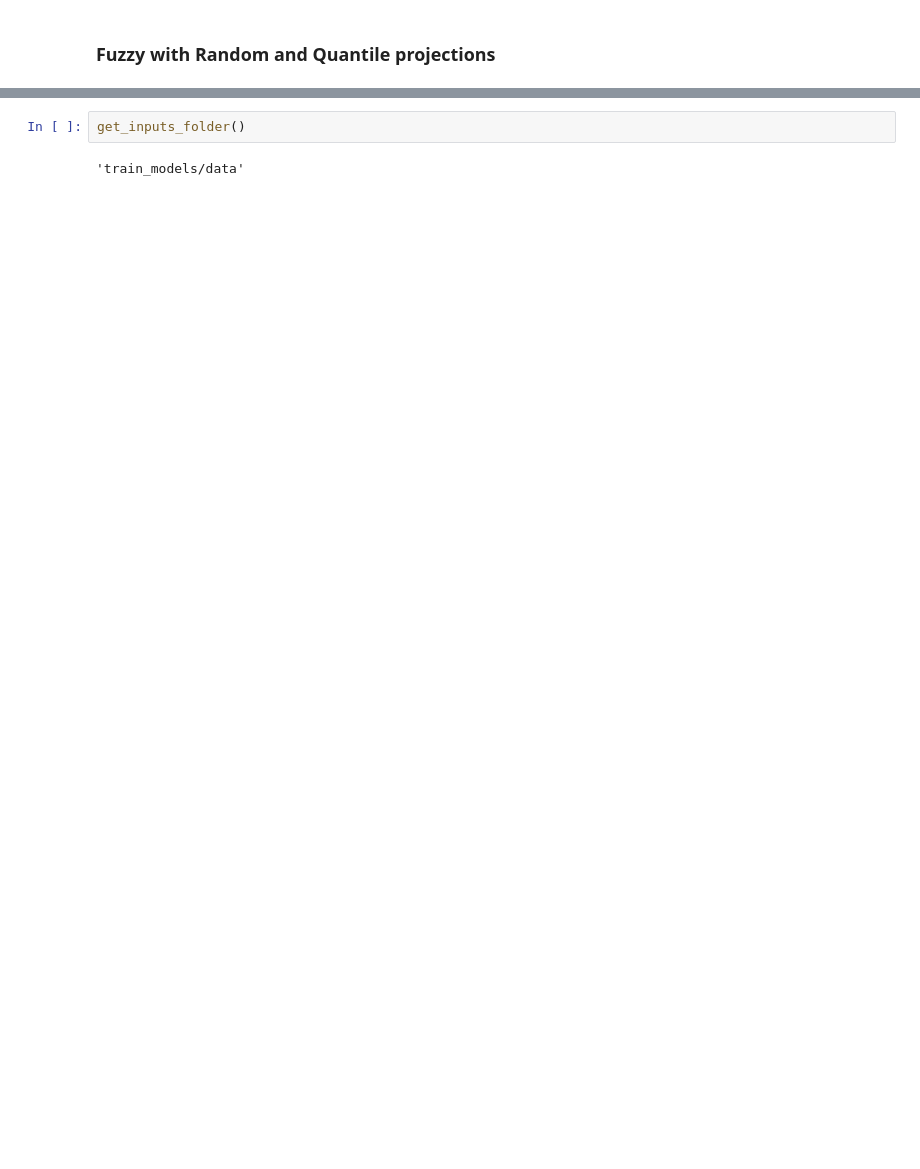
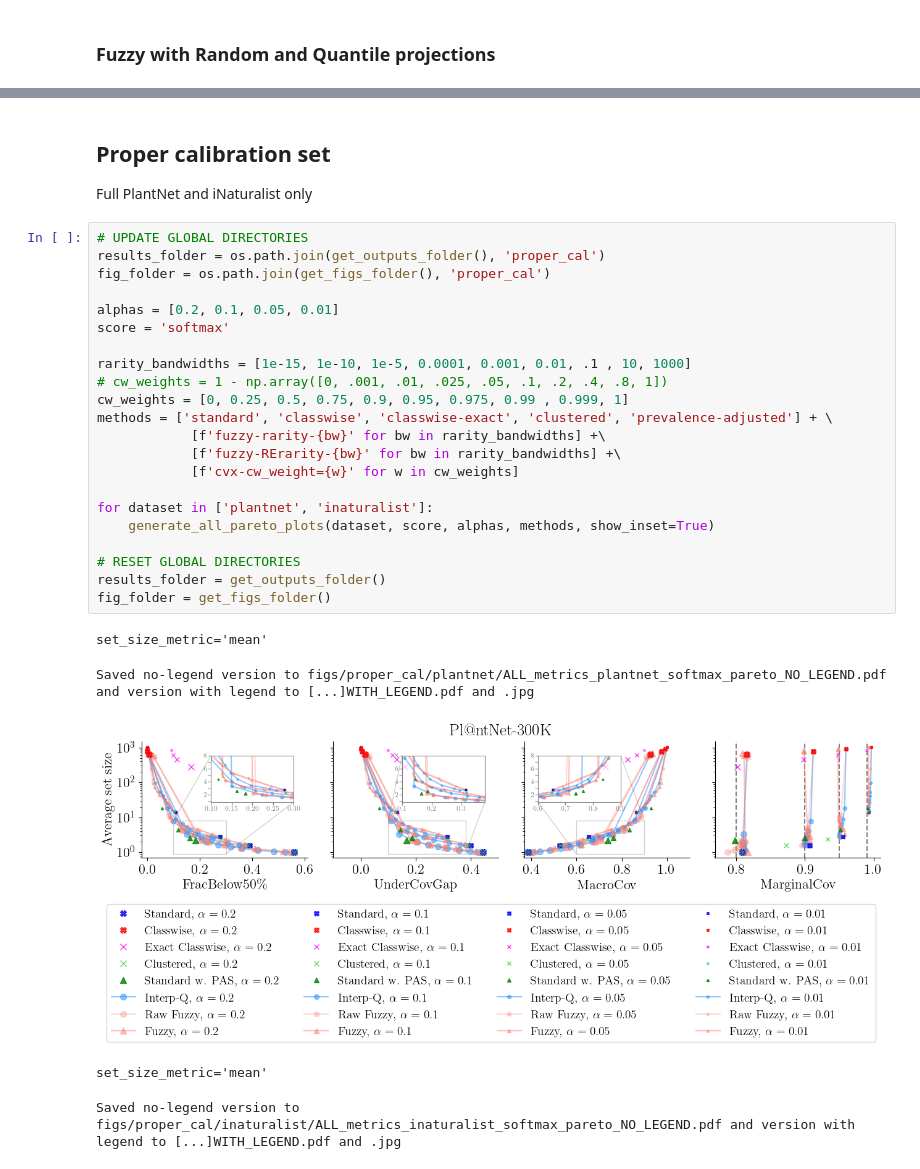
Before and after one commit to tiffanyding/long-tail-conformal, a Jupyter notebook: notebooks/pareto_plots.ipynb, the cells around one changed output, grey strips where cells are left out. Cells and saved outputs as stored; diff of their text form; blank space fills up the shorter version.

Commit message:
proper_cal implemented but not default

```diff
--- a/notebooks/pareto_plots.ipynb
+++ b/notebooks/pareto_plots.ipynb
@@ -572,7 +592,34 @@ Saved no-legend version to figs/inaturalist/ALL_metrics_inaturalist_softmax_extr
 set_size_metric='train_mean'
 Saved no-legend version to figs/inaturalist-trunc/ALL_metrics_inaturalist-trunc_softmax_extra_projections_pareto_NO_LEGEND.pdf and version with legend to [...]WITH_LEGEND.pdf and .jpg
 [figure]
-# %%
-get_inputs_folder()
-# %% [output]
-'train_models/data'
+# %% [markdown]
+## Proper calibration set
+Full PlantNet and iNaturalist only
+# %%
+# UPDATE GLOBAL DIRECTORIES
+results_folder = os.path.join(get_outputs_folder(), 'proper_cal')
+fig_folder = os.path.join(get_figs_folder(), 'proper_cal')
+
+alphas = [0.2, 0.1, 0.05, 0.01]
+score = 'softmax'
+
+rarity_bandwidths = [1e-15, 1e-10, 1e-5, 0.0001, 0.001, 0.01, .1 , 10, 1000]
+# cw_weights = 1 - np.array([0, .001, .01, .025, .05, .1, .2, .4, .8, 1])
+cw_weights = [0, 0.25, 0.5, 0.75, 0.9, 0.95, 0.975, 0.99 , 0.999, 1]
+methods = ['standard', 'classwise', 'classwise-exact', 'clustered', 'prevalence-adjusted'] + \
+            [f'fuzzy-rarity-{bw}' for bw in rarity_bandwidths] +\
+            [f'fuzzy-RErarity-{bw}' for bw in rarity_bandwidths] +\
+            [f'cvx-cw_weight={w}' for w in cw_weights]
+
+for dataset in ['plantnet', 'inaturalist']:
+    generate_all_pareto_plots(dataset, score, alphas, methods, show_inset=True)
+
+# RESET GLOBAL DIRECTORIES
+results_folder = get_outputs_folder()
+fig_folder = get_figs_folder()
+# %% [output]
+set_size_metric='mean'
+Saved no-legend version to figs/proper_cal/plantnet/ALL_metrics_plantnet_softmax_pareto_NO_LEGEND.pdf and version with legend to [...]WITH_LEGEND.pdf and .jpg
+[figure, added]
+set_size_metric='mean'
+Saved no-legend version to figs/proper_cal/inaturalist/ALL_metrics_inaturalist_softmax_pareto_NO_LEGEND.pdf and version with legend to [...]WITH_LEGEND.pdf and .jpg
```
Also changed, not shown: parts of 8 cells of this notebook, 8 other files.
